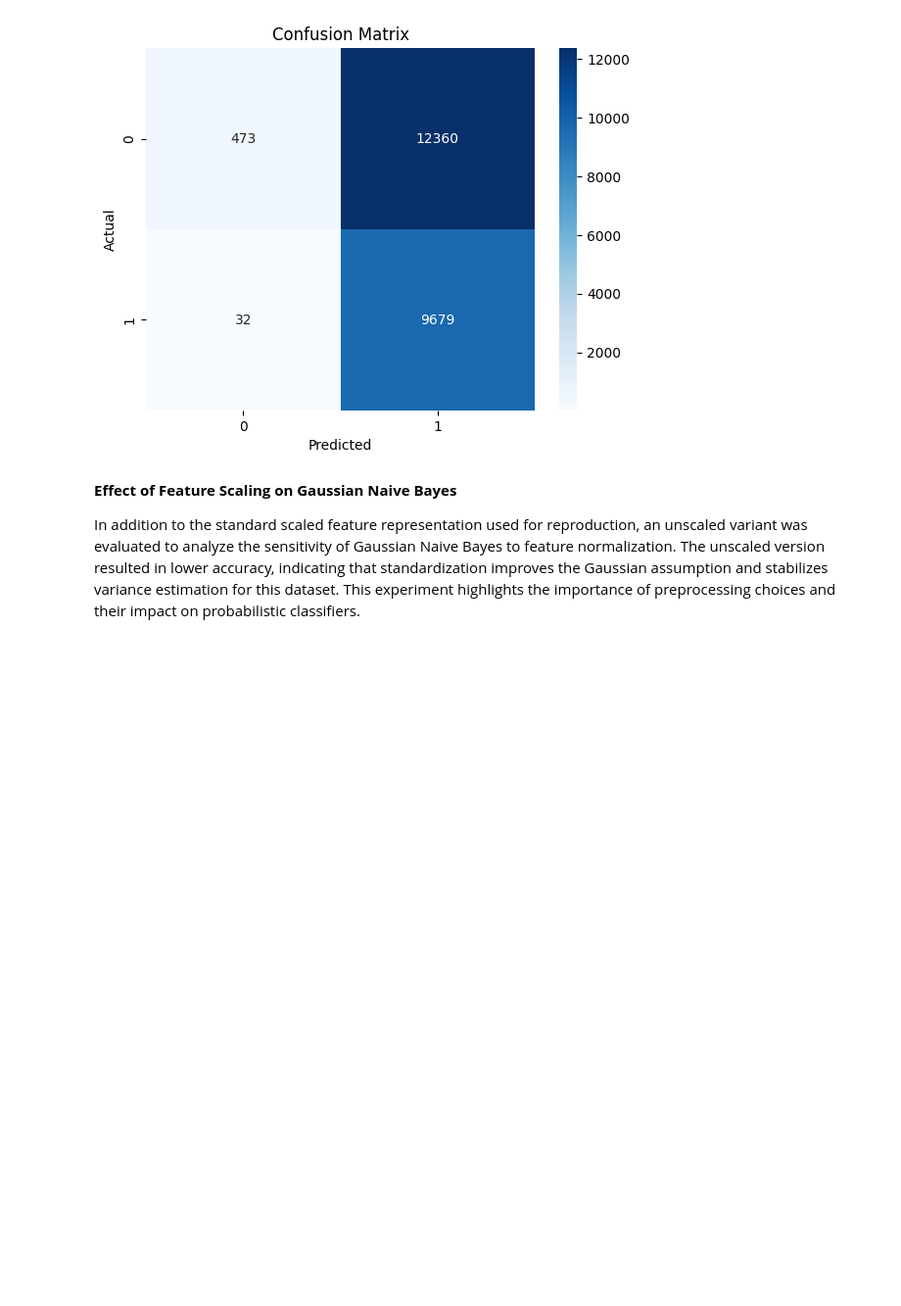
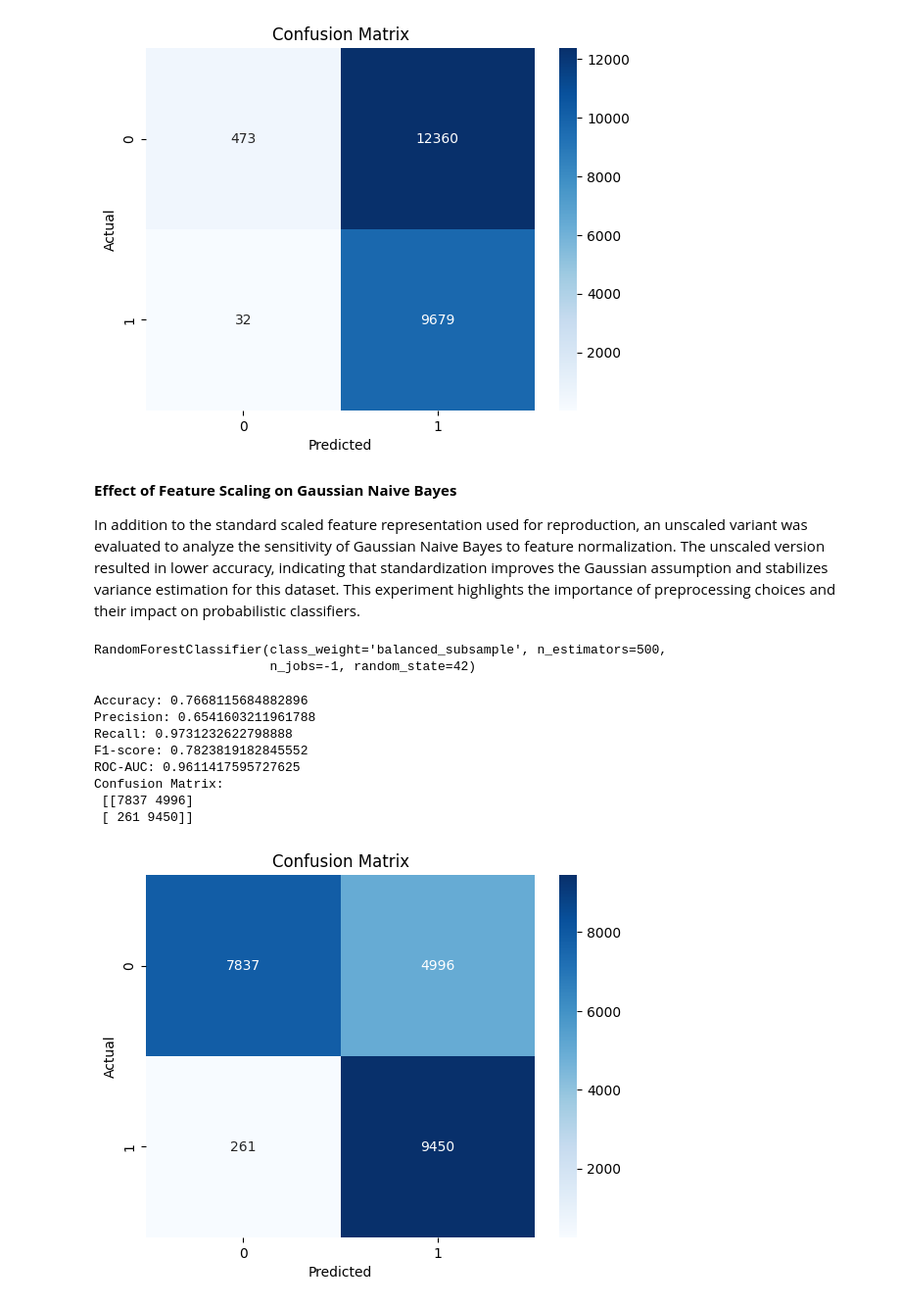
Before and after one commit to SantanuOjha/nsl-kdd-classical-ids-reproduction, a Jupyter notebook: notebooks/03_model.ipynb, the cells around one changed output. Shown at 98% size. Saved outputs shown, nothing was run; the diff lists cells and outputs as text; code cells hidden in the pictures; blank space fills up the shorter version.

Commit message:
Addition of Random Forest

```diff
--- a/notebooks/03_model.ipynb
+++ b/notebooks/03_model.ipynb
@@ -74,3 +76,57 @@ ROC-AUC: 0.5167814339997501
 **Effect of Feature Scaling on Gaussian Naive Bayes**
 
 In addition to the standard scaled feature representation used for reproduction, an unscaled variant was evaluated to analyze the sensitivity of Gaussian Naive Bayes to feature normalization. The unscaled version resulted in lower accuracy, indicating that standardization improves the Gaussian assumption and stabilizes variance estimation for this dataset. This experiment highlights the importance of preprocessing choices and their impact on probabilistic classifiers.
+# %%
+from sklearn.ensemble import RandomForestClassifier
+
+rf = RandomForestClassifier(
+    n_estimators=500,        # more trees
+    max_depth=None,         # let trees grow
+    min_samples_split=2,
+    min_samples_leaf=1,
+    class_weight="balanced_subsample",  # better than 'balanced'
+    max_features="sqrt",
+    n_jobs=-1,
+    random_state=42
+)
+
+rf.fit(X_train, y_train_binary)
+# %% [output]
+RandomForestClassifier(class_weight='balanced_subsample', n_estimators=500,
+                       n_jobs=-1, random_state=42)
+# %%
+y_pred_rf = rf.predict(X_test)
+y_prob_rf = rf.predict_proba(X_test)[:, 1]
+# %%
+le = LabelEncoder()
+y_test_rf_enc = le.fit_transform(y_test_binary)   # normal=0, attack=1 (or vice versa)
+y_pred_rf_enc = le.transform(y_pred_rf)
+
+acc = accuracy_score(y_test_rf_enc, y_pred_rf_enc)
+prec = precision_score(y_test_rf_enc, y_pred_rf_enc)
+rec = recall_score(y_test_rf_enc, y_pred_rf_enc)
+f1 = f1_score(y_test_rf_enc, y_pred_rf_enc)
+auc = roc_auc_score(y_test_rf_enc, y_prob_rf)
+cm = confusion_matrix(y_test_rf_enc, y_pred_rf_enc)
+
+print("Accuracy:", acc)
+print("Precision:", prec)
+print("Recall:", rec)
+print("F1-score:", f1)
+print("ROC-AUC:", auc)
+print("Confusion Matrix:\n", cm)
+sns.heatmap(cm, annot=True, fmt='d', cmap='Blues')
+plt.xlabel('Predicted')
+plt.ylabel('Actual')
+plt.title('Confusion Matrix')
+plt.show()
+# %% [output]
+Accuracy: 0.7668115684882896
+Precision: 0.6541603211961788
+Recall: 0.9731232622798888
+F1-score: 0.7823819182845552
+ROC-AUC: 0.9611417595727625
+Confusion Matrix:
+ [[7837 4996]
+ [ 261 9450]]
+[figure, added]
```
Also changed, not shown: parts of 7 cells of this notebook.
